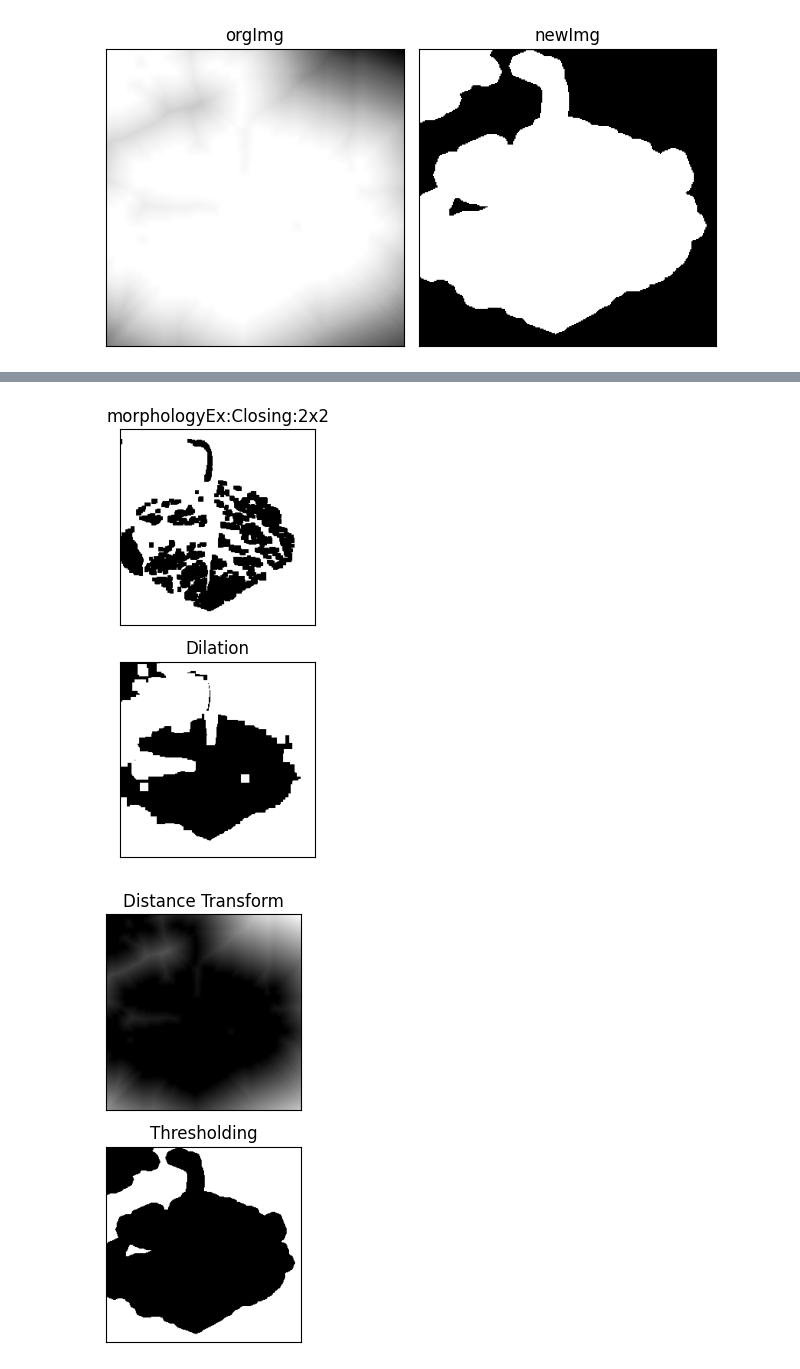
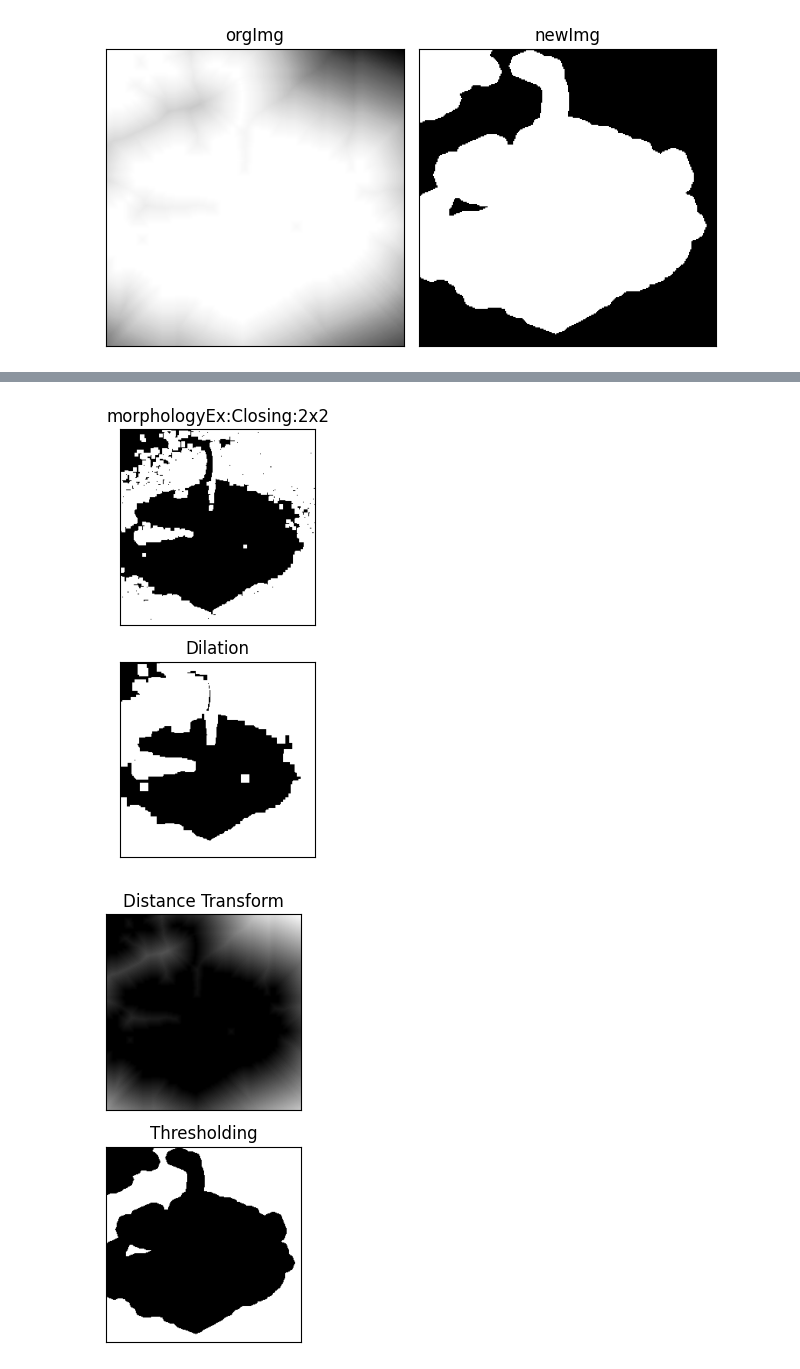
Before and after one commit to ugly-custard/GIS-farm-planner, a Jupyter notebook: server/leaf_segmentation.ipynb, the cells around one changed output, grey strips where cells are left out. Cells and saved outputs as stored; diff of their text form; code cells hidden in the pictures.

```diff
--- a/server/leaf_segmentation.ipynb
+++ b/server/leaf_segmentation.ipynb
@@ -66,7 +66,7 @@ show2G(grey, thresh)
 # %%
 kernel = np.ones((3, 3), np.uint8)
-opening = cv2.morphologyEx(thresh, cv2.MORPH_OPEN, kernel, iterations=2)
-# closing = cv2.morphologyEx(thresh, cv2.MORPH_CLOSE, kernel, iterations=2)
+# opening = cv2.morphologyEx(thresh, cv2.MORPH_OPEN, kernel, iterations=2)
+closing = cv2.morphologyEx(thresh, cv2.MORPH_CLOSE, kernel, iterations=2)
 
 sure_bg = cv2.dilate(opening, kernel, iterations=3)
 
@@ -105,15 +123,15 @@ plt.show()
 # %%
 gray = cv2.cvtColor(img, cv2.COLOR_BGR2GRAY)
 ret, thresh = cv2.threshold(gray, 0, 255, cv2.THRESH_BINARY_INV+cv2.THRESH_OTSU)
-plt.subplot(211), plt.imshow(closing, 'gray')
+plt.subplot(211), plt.imshow(opening, 'gray')
 plt.title("morphologyEx:Closing:2x2"), plt.xticks([]), plt.yticks([])
 plt.subplot(212), plt.imshow(sure_bg, 'gray')
 plt.imsave(r'dilation.png', sure_bg)
 plt.title("Dilation"), plt.xticks([]), plt.yticks([])
 plt.tight_layout()
 plt.show()
 # %% [output]
-[figure, old version]
+[figure, new version]
 # %%
 plt.subplot(211),plt.imshow(dist_transform, 'gray')
 plt.title("Distance Transform"), plt.xticks([]), plt.yticks([])
```
Also changed, not shown: parts of 5 cells of this notebook, 1 other file.
